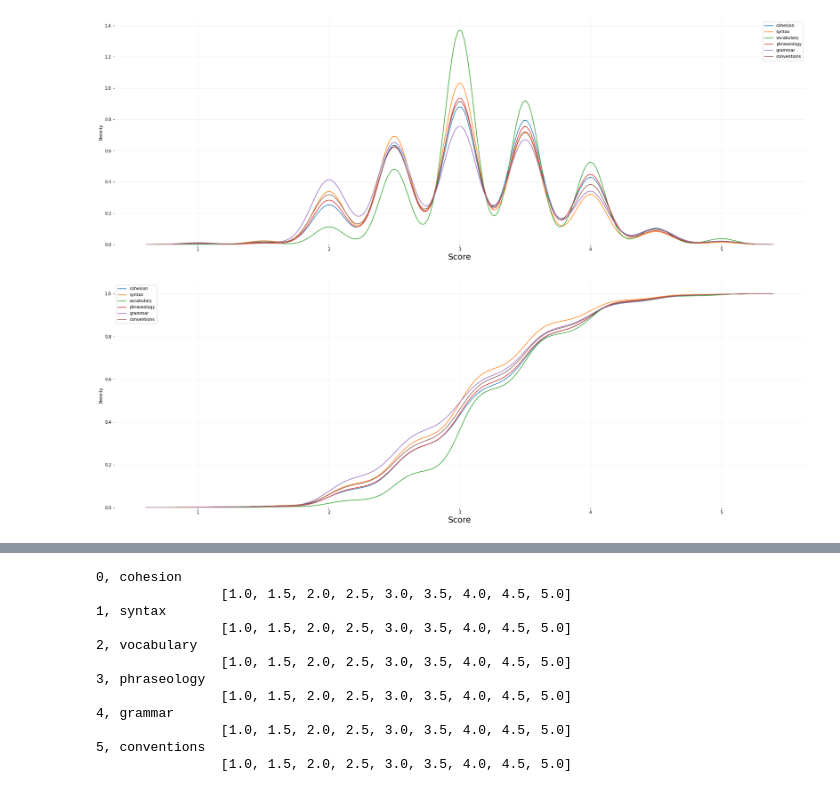
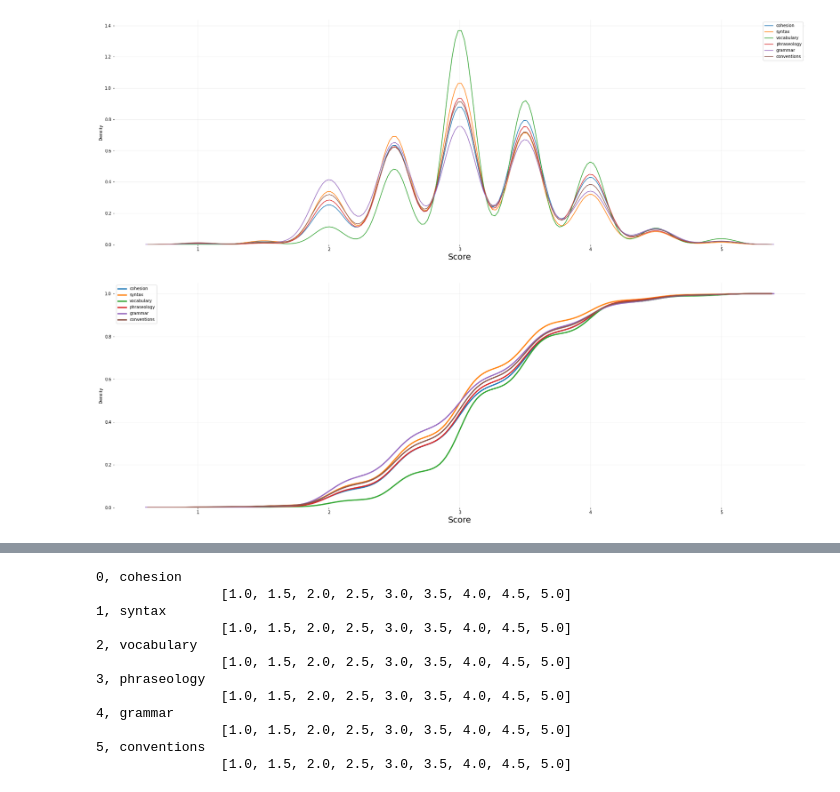
Before and after one commit to tripnv/fbp2-kaggle, a Jupyter notebook: eda.ipynb, the cells around one changed output, grey strips where cells are left out. Drawn from its saved outputs; the diff is of its cells as text; code cells hidden in the pictures.

```diff
--- a/eda.ipynb
+++ b/eda.ipynb
@@ -90,13 +90,13 @@ plt.show()
 # %%
 fig = plt.figure(figsize = (30, 10))
 
 for idx, target_col in enumerate(TARGET_COLUMNS):
-    sns.kdeplot(train[target_col], palette='cool_r', fill = False, label = target_col, cumulative=True )
+    sns.kdeplot(train[target_col], palette='cool_r', fill = False, label = target_col, cumulative=True, linewidth = 3)
 
 plt.box(False)
 plt.grid(True, alpha = .25)
 plt.xlabel('Score', fontsize = 20)
 plt.legend()
 plt.show()
 # %% [output]
-[figure, old version]
+[figure, new version]
```
Also changed, not shown: parts of 14 cells of this notebook.
